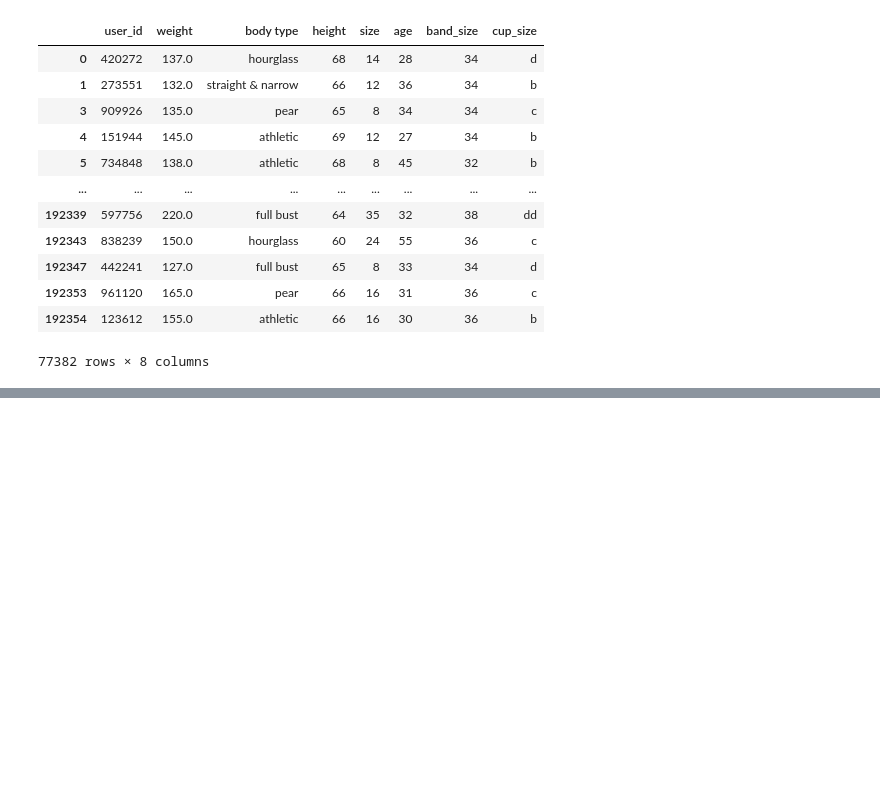
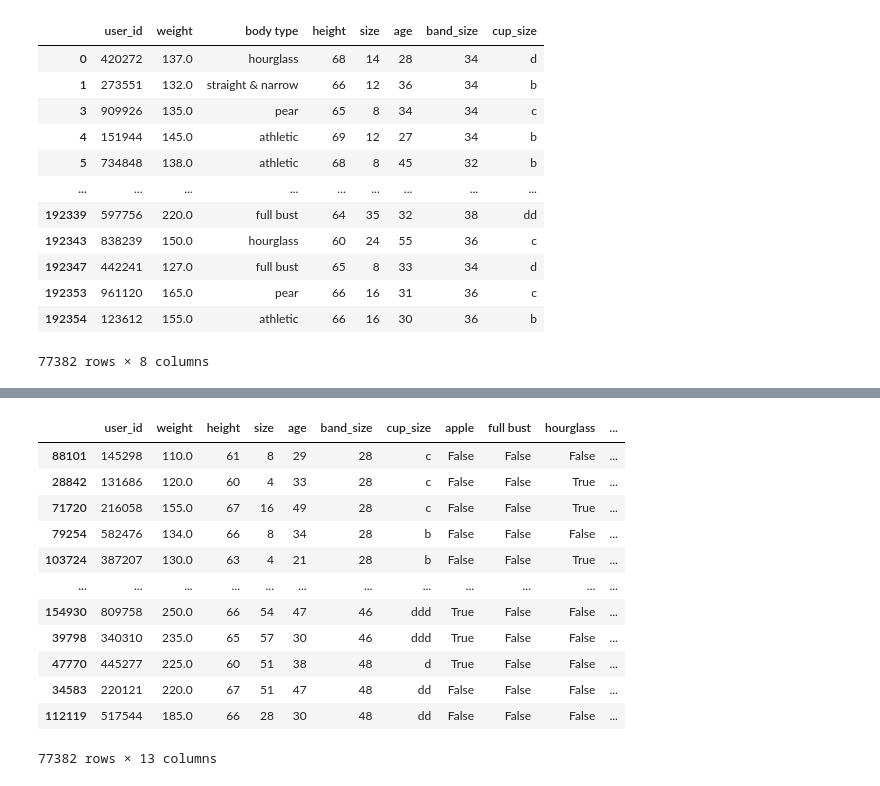
Before and after one commit to jesseAvgonzsmi/vanity_sizing_project, a Jupyter notebook: ACTIVE/EXAMPLE.ipynb, the cells around one changed output, grey strips where cells are left out. Cells and saved outputs as stored; diff of their text form; code cells hidden in the pictures; blank space fills up the shorter version.

```diff
--- a/ACTIVE/EXAMPLE.ipynb
+++ b/ACTIVE/EXAMPLE.ipynb
@@ -31,0 +40,3 @@ customers_complete
+# %%
+#to avoid multicollinearity, we drop one of the dummy variables
+customers_complete = customers_complete.drop(columns=['athletic'])
@@ -31,0 +130,16 @@ customers_complete
+# %%
+customers_complete
+# %% [output]
+|  | user_id | weight | height | size | age | band_size | cup_size | apple | full bust | hourglass | ... |
+| 88101 | 145298 | 110.0 | 61 | 8 | 29 | 28 | c | False | False | False | ... |
+| 28842 | 131686 | 120.0 | 60 | 4 | 33 | 28 | c | False | False | True | ... |
+| 71720 | 216058 | 155.0 | 67 | 16 | 49 | 28 | c | False | False | True | ... |
+| 79254 | 582476 | 134.0 | 66 | 8 | 34 | 28 | b | False | False | False | ... |
+| 103724 | 387207 | 130.0 | 63 | 4 | 21 | 28 | b | False | False | True | ... |
+| ... | ... | ... | ... | ... | ... | ... | ... | ... | ... | ... | ... |
+| 154930 | 809758 | 250.0 | 66 | 54 | 47 | 46 | ddd | True | False | False | ... |
+| 39798 | 340310 | 235.0 | 65 | 57 | 30 | 46 | ddd | True | False | False | ... |
+| 47770 | 445277 | 225.0 | 60 | 51 | 38 | 48 | d | True | False | False | ... |
+| 34583 | 220121 | 220.0 | 67 | 51 | 47 | 48 | dd | False | False | False | ... |
+| 112119 | 517544 | 185.0 | 66 | 28 | 30 | 48 | dd | False | False | False | ... |
+77382 rows × 13 columns
```
Also changed, not shown: parts of 20 cells of this notebook, 1 other file.
